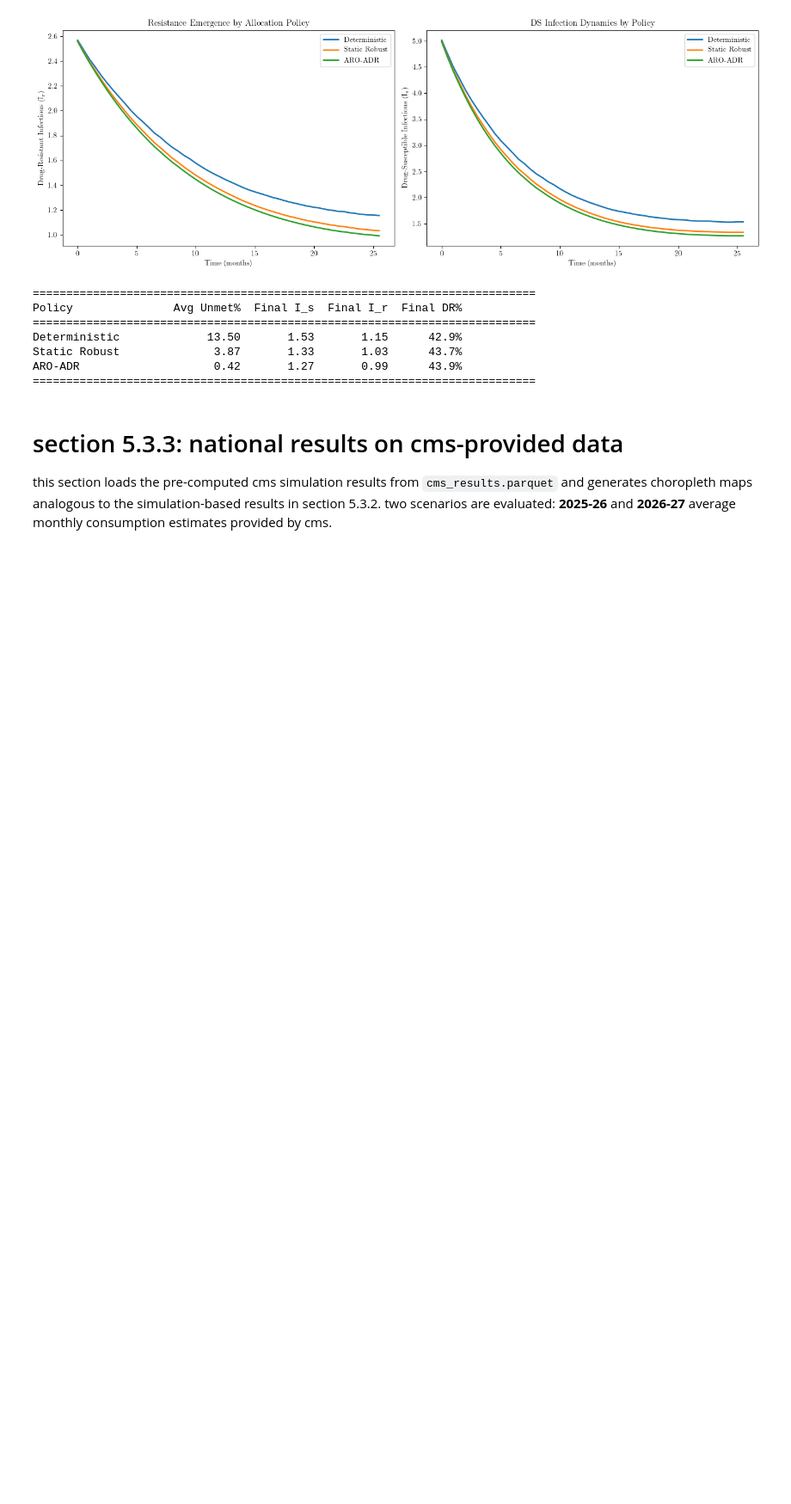
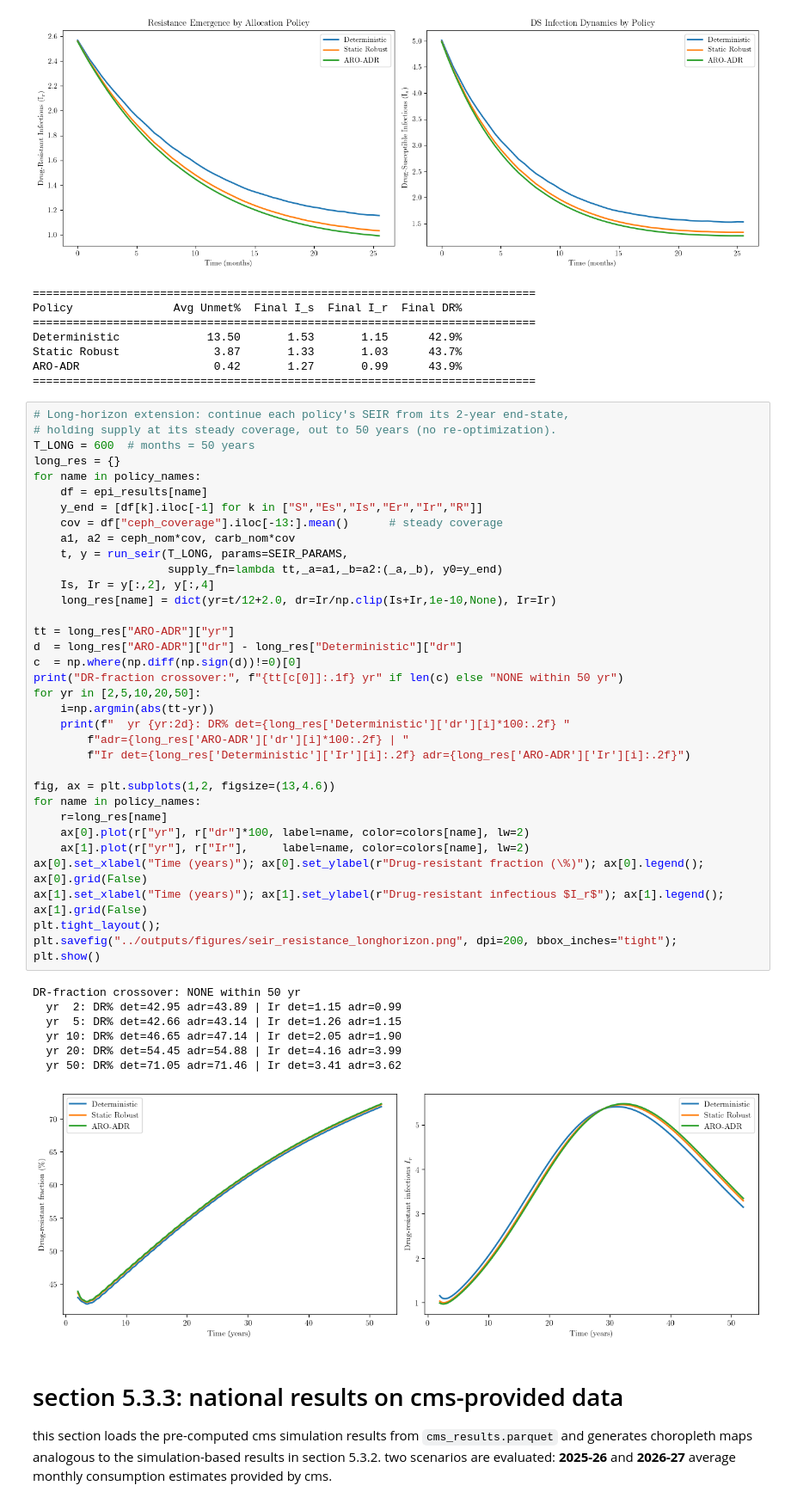
Before and after one commit to mistershilai/thesiscode2026, a Jupyter notebook: national_pipeline/national_pipeline.ipynb, the cells around one changed output. Shown at 86% size. Cells and saved outputs as stored; diff of their text form; blank space fills up the shorter version.

```diff
--- a/national_pipeline/national_pipeline.ipynb
+++ b/national_pipeline/national_pipeline.ipynb
@@ -6951,6 +6951,49 @@ Deterministic             13.50       1.53       1.15      42.9%
 Static Robust              3.87       1.33       1.03      43.7%
 ARO-ADR                    0.42       1.27       0.99      43.9%
 ===========================================================================
+# %%
+# Long-horizon extension: continue each policy's SEIR from its 2-year end-state,
+# holding supply at its steady coverage, out to 50 years (no re-optimization).
+T_LONG = 600  # months = 50 years
+long_res = {}
+for name in policy_names:
+    df = epi_results[name]
+    y_end = [df[k].iloc[-1] for k in ["S","Es","Is","Er","Ir","R"]]
+    cov = df["ceph_coverage"].iloc[-13:].mean()      # steady coverage
+    a1, a2 = ceph_nom*cov, carb_nom*cov
+    t, y = run_seir(T_LONG, params=SEIR_PARAMS,
+                    supply_fn=lambda tt,_a=a1,_b=a2:(_a,_b), y0=y_end)
+    Is, Ir = y[:,2], y[:,4]
+    long_res[name] = dict(yr=t/12+2.0, dr=Ir/np.clip(Is+Ir,1e-10,None), Ir=Ir)
+
+tt = long_res["ARO-ADR"]["yr"]
+d  = long_res["ARO-ADR"]["dr"] - long_res["Deterministic"]["dr"]
+c  = np.where(np.diff(np.sign(d))!=0)[0]
+print("DR-fraction crossover:", f"{tt[c[0]]:.1f} yr" if len(c) else "NONE within 50 yr")
+for yr in [2,5,10,20,50]:
+    i=np.argmin(abs(tt-yr))
+    print(f"  yr {yr:2d}: DR% det={long_res['Deterministic']['dr'][i]*100:.2f} "
+        f"adr={long_res['ARO-ADR']['dr'][i]*100:.2f} | "
+        f"Ir det={long_res['Deterministic']['Ir'][i]:.2f} adr={long_res['ARO-ADR']['Ir'][i]:.2f}")
+
+fig, ax = plt.subplots(1,2, figsize=(13,4.6))
+for name in policy_names:
+    r=long_res[name]
+    ax[0].plot(r["yr"], r["dr"]*100, label=name, color=colors[name], lw=2)
+    ax[1].plot(r["yr"], r["Ir"],     label=name, color=colors[name], lw=2)
+ax[0].set_xlabel("Time (years)"); ax[0].set_ylabel(r"Drug-resistant fraction (\%)"); ax[0].legend(); ax[0].grid(False)
+ax[1].set_xlabel("Time (years)"); ax[1].set_ylabel(r"Drug-resistant infectious $I_r$"); ax[1].legend(); ax[1].grid(False)
+plt.tight_layout();
+plt.savefig("../outputs/figures/seir_resistance_longhorizon.png", dpi=200, bbox_inches="tight");
+plt.show()
+# %% [output]
+DR-fraction crossover: NONE within 50 yr
+  yr  2: DR% det=42.95 adr=43.89 | Ir det=1.15 adr=0.99
+  yr  5: DR% det=42.66 adr=43.14 | Ir det=1.26 adr=1.15
+  yr 10: DR% det=46.65 adr=47.14 | Ir det=2.05 adr=1.90
+  yr 20: DR% det=54.45 adr=54.88 | Ir det=4.16 adr=3.99
+  yr 50: DR% det=71.05 adr=71.46 | Ir det=3.41 adr=3.62
+[figure, added]
 # %% [markdown]
 # section 5.3.3: national results on cms-provided data
 
```
Also changed, not shown: 1 other file.
